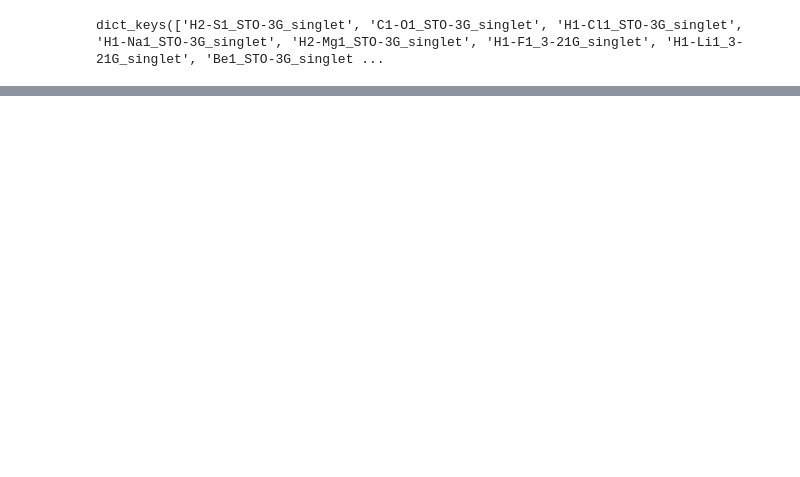
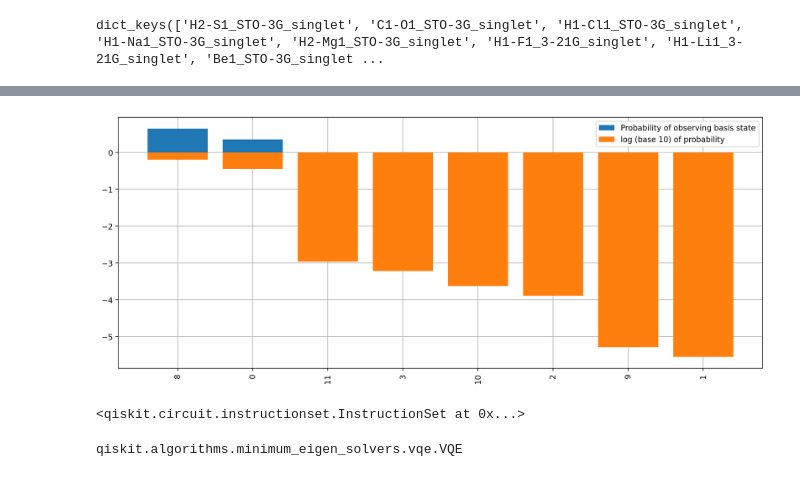
Before and after one commit to wmkirby1/CS-VQE, a Jupyter notebook: HeH+ Example 2.ipynb, the cells around one changed output, grey strips where cells are left out. Saved outputs shown, nothing was run; the diff lists cells and outputs as text; code cells hidden in the pictures; blank space fills up the shorter version.

Commit message:
general +1-eigenstate constructor is functional

```diff
--- a/HeH+ Example 2.ipynb
+++ b/HeH+ Example 2.ipynb
@@ -267,0 +347,22 @@ removed: ['IIIIIIIZ', 'IIIIIZII', 'IIIIZIII', 'IIIZIIII', 'IIZIIIII', 'IZIIIIII'
+# %%
+lost_parity = 0
+for i in sim_complement:
+    lost_parity += int(initial_state[i])
+# %%
+rotations = mol.rotations()
+ucc_rot = c_tools.rotate_operator(rotations, ucc)
+
+ucc_terms=[]
+for p in ucc_rot.keys():
+    p_list = list(p)
+    p_list[3] = 'I'
+    ucc_terms.append('I'+''.join(p_list))
+# %%
+ucc_terms_reduced = []
+for p in ucc_rot.keys():
+    blank_op = ['I' for i in range(num_sim_q)]
+    for i, sim_i in enumerate(sim_indices):
+        if sim_i != 6:
+            blank_op[i] = p[sim_i]
+    if set(blank_op) != {'I'}:
+        ucc_terms_reduced.append('I'+''.join(blank_op))
@@ -267,0 +475,22 @@ removed: ['IIIIIIIZ', 'IIIIIZII', 'IIIIZIII', 'IIIZIIII', 'IIZIIIII', 'IZIIIIII'
+# %%
+amp_list = [abs(a)**2 for a in list(gs_red[1])]
+sig_amp_list = sorted([(str(index), a) for index, a in enumerate(amp_list) if a > 10**-7], key=lambda x:x[1])
+sig_amp_list.reverse()
+
+XY = list(zip(*sig_amp_list))
+X = XY[0]
+Y = XY[1]
+Y_log = [np.log10(a) for a in Y]
+
+from matplotlib.pyplot import figure
+
+figure(figsize=(15, 6), dpi=200)
+
+plt.grid(zorder=0)
+plt.bar(X, Y, zorder=2, label='Probability of observing basis state')
+plt.bar(X, Y_log, zorder=3, label = 'log (base 10) of probability')
+plt.xticks(rotation=90)
+plt.legend()
+plt.show()
+# %% [output]
+[figure, added]
@@ -267,0 +499,8 @@ removed: ['IIIIIIIZ', 'IIIIIZII', 'IIIIZIII', 'IIIZIIII', 'IIZIIIII', 'IZIIIIII'
+# %%
+anz.save_state()
+# %% [output]
+<qiskit.circuit.instructionset.InstructionSet at 0x...>
+# %%
+type(vqe)
+# %% [output]
+qiskit.algorithms.minimum_eigen_solvers.vqe.VQE
```
Also changed, not shown: parts of 13 cells of this notebook, 3 other files.
